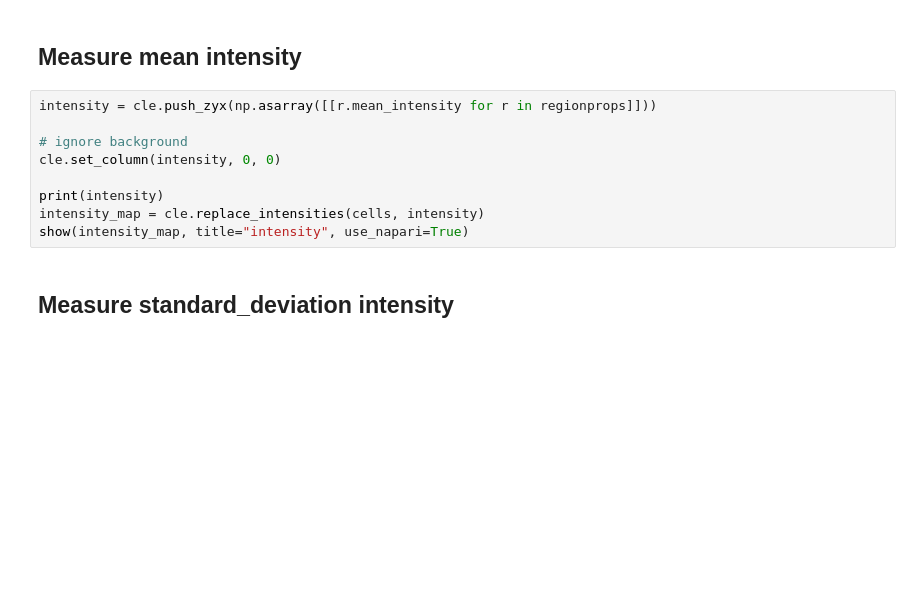
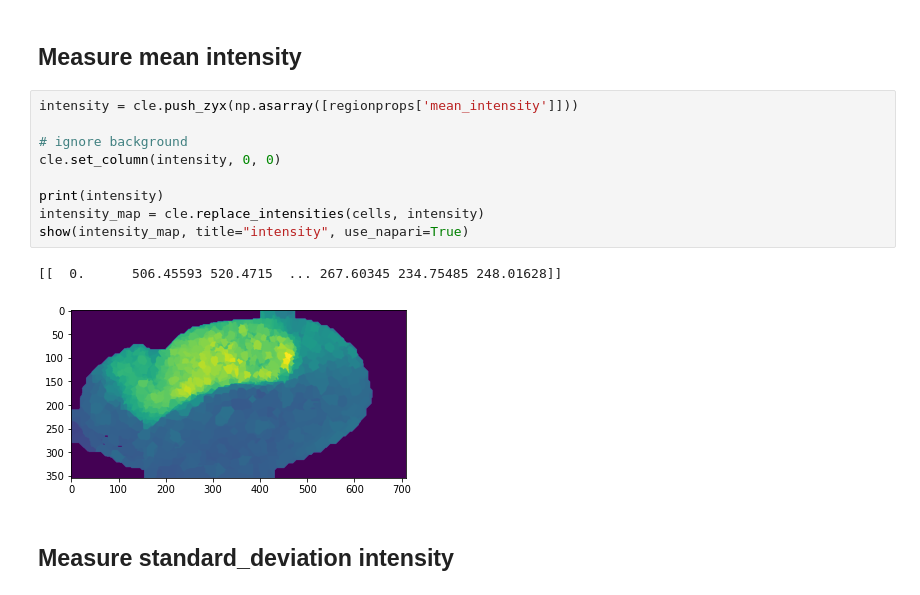
Before and after one commit to haesleinhuepf/beetlesafari, a Jupyter notebook: demo/clustering_.ipynb, the cells around one changed output. Cells and saved outputs as stored; diff of their text form; blank space fills up the shorter version.

```diff
--- a/demo/clustering_.ipynb
+++ b/demo/clustering_.ipynb
@@ -160,14 +214,17 @@ show(size_map, title="size", use_napari=True)
 # %% [markdown]
 ## Measure mean intensity
 # %%
-intensity = cle.push_zyx(np.asarray([[r.mean_intensity for r in regionprops]]))
+intensity = cle.push_zyx(np.asarray([regionprops['mean_intensity']]))
 
 # ignore background
 cle.set_column(intensity, 0, 0)
 
 print(intensity)
 intensity_map = cle.replace_intensities(cells, intensity)
 show(intensity_map, title="intensity", use_napari=True)
+# %% [output]
+[[  0.      506.45593 520.4715  ... 267.60345 234.75485 248.01628]]
+[figure, added]
 # %% [markdown]
 ## Measure standard_deviation intensity
 # %%
```
Also changed, not shown: parts of 32 cells of this notebook.
